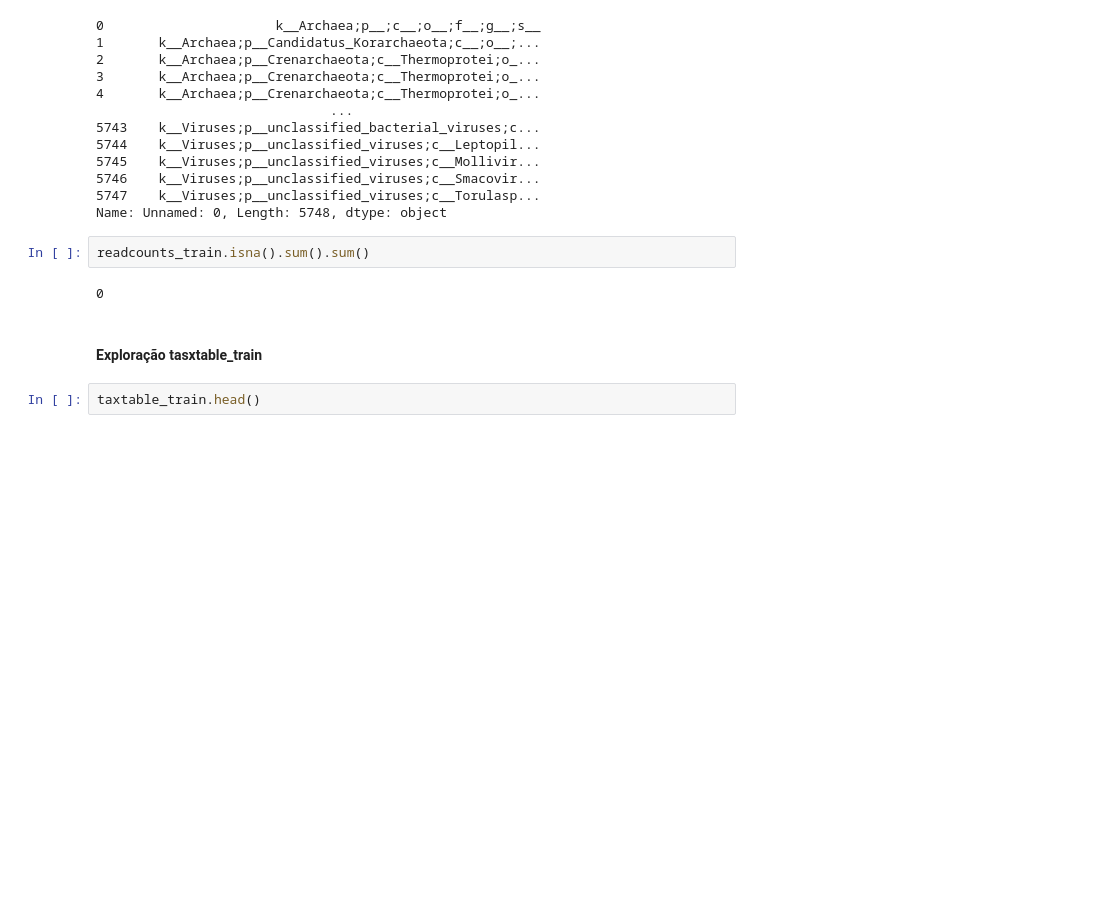
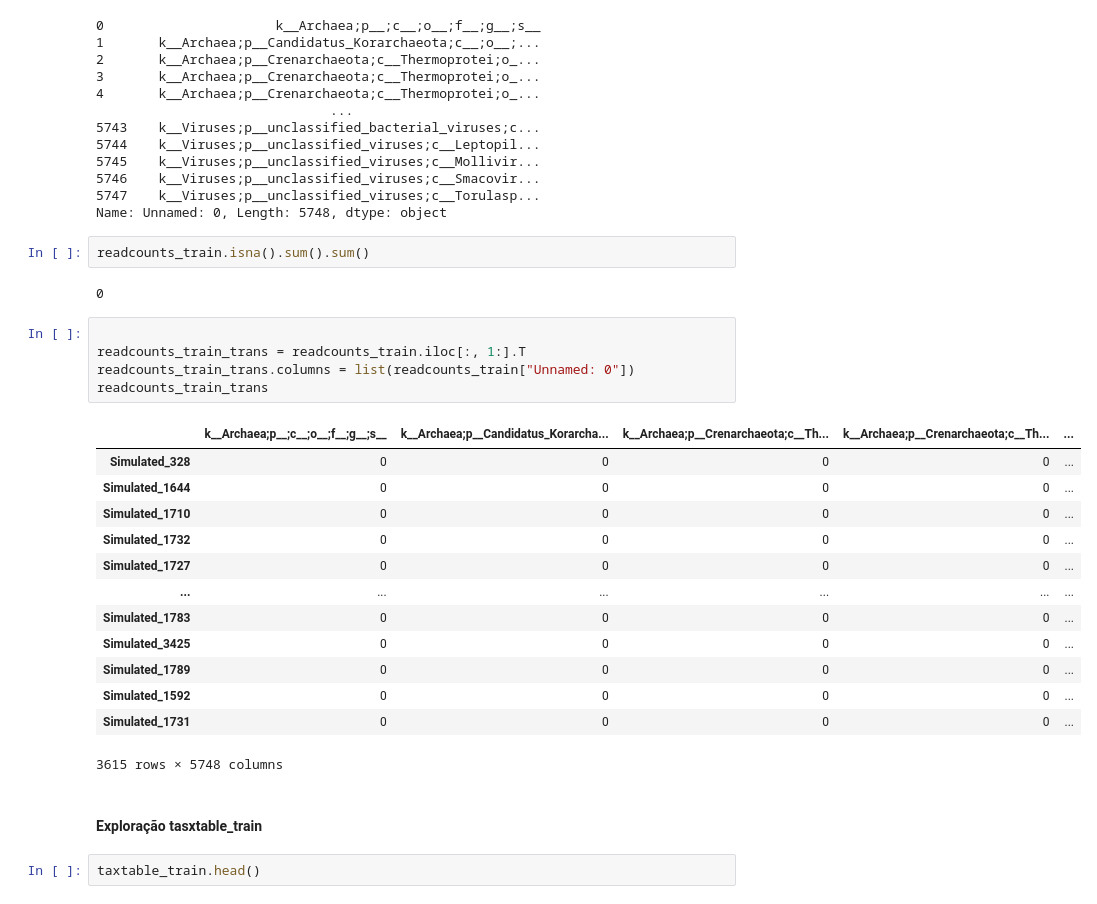
Before and after one commit to Malavita02/TrabalhoSIB, a Jupyter notebook: trabalho_inicial.ipynb, the cells around one changed output. Drawn from its saved outputs; the diff is of its cells as text; blank space fills up the shorter version.

```diff
--- a/trabalho_inicial.ipynb
+++ b/trabalho_inicial.ipynb
@@ -170,6 +170,25 @@ Name: Unnamed: 0, Length: 5748, dtype: object
 readcounts_train.isna().sum().sum()
 # %% [output]
 0
+# %%
+
+readcounts_train_trans = readcounts_train.iloc[:, 1:].T
+readcounts_train_trans.columns = list(readcounts_train["Unnamed: 0"])
+readcounts_train_trans
+# %% [output]
+|  | k__Archaea;p__;c__;o__;f__;g__;s__ | k__Archaea;p__Candidatus_Korarcha... | k__Archaea;p__Crenarchaeota;c__Th... | k__Archaea;p__Crenarchaeota;c__Th... | ... |
+| Simulated_328 | 0 | 0 | 0 | 0 | ... |
+| Simulated_1644 | 0 | 0 | 0 | 0 | ... |
+| Simulated_1710 | 0 | 0 | 0 | 0 | ... |
+| Simulated_1732 | 0 | 0 | 0 | 0 | ... |
+| Simulated_1727 | 0 | 0 | 0 | 0 | ... |
+| ... | ... | ... | ... | ... | ... |
+| Simulated_1783 | 0 | 0 | 0 | 0 | ... |
+| Simulated_3425 | 0 | 0 | 0 | 0 | ... |
+| Simulated_1789 | 0 | 0 | 0 | 0 | ... |
+| Simulated_1592 | 0 | 0 | 0 | 0 | ... |
+| Simulated_1731 | 0 | 0 | 0 | 0 | ... |
+3615 rows × 5748 columns
 # %% [markdown]
 #### Exploração tasxtable_train
 # %%
```
Also changed, not shown: parts of 1 cell of this notebook, 1 other file.
